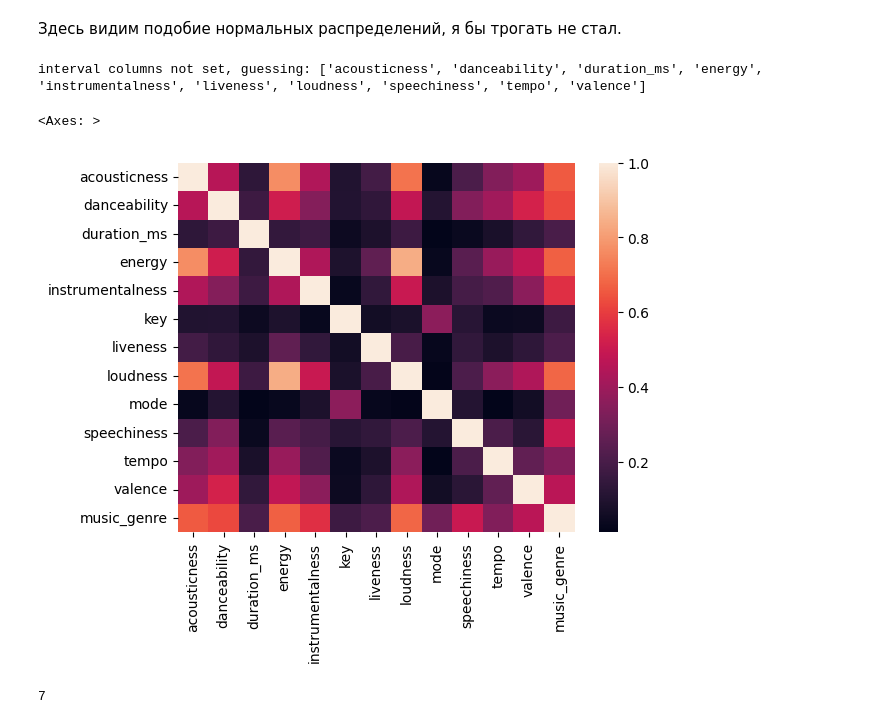
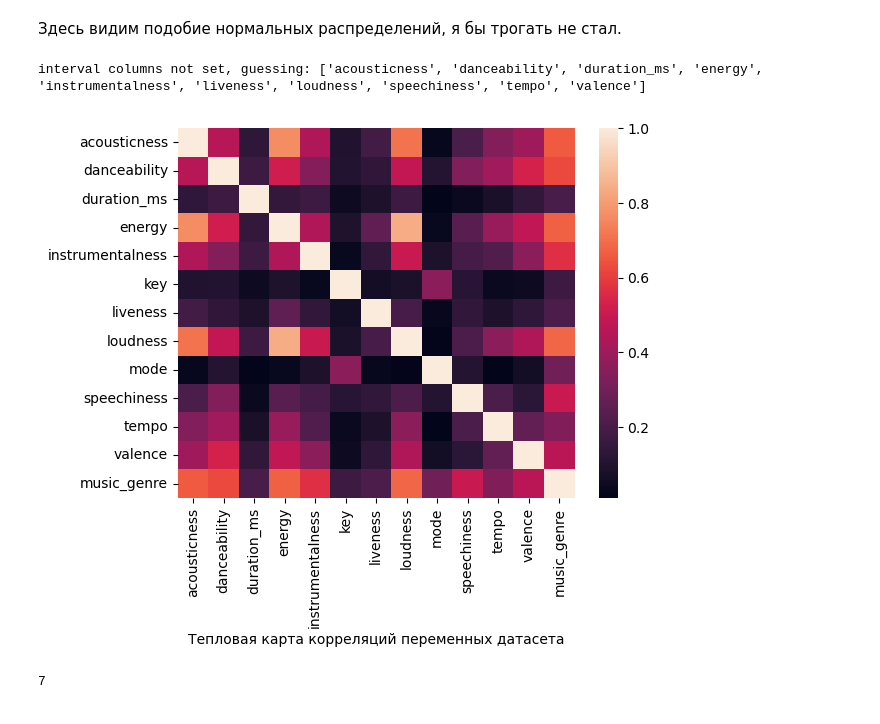
Before and after one commit to Parkhomenko-Vladimir/Music-classification, a Jupyter notebook: main.ipynb, the cells around one changed output. Drawn from its saved outputs; the diff is of its cells as text; code cells hidden in the pictures.

```diff
--- a/main.ipynb
+++ b/main.ipynb
@@ -243,10 +242,12 @@ df_train['tempo'].hist()
 Здесь видим подобие нормальных распределений, я бы трогать не стал.
 # %%
 sb.heatmap(df_train.phik_matrix())
+plt.xlabel('Тепловая карта корреляций переменных датасета')
+# plt.ylabel('ylabel')
+plt.savefig('Тепловая карта корреляций переменных датасета.png')
 # %% [output]
 interval columns not set, guessing: ['acousticness', 'danceability', 'duration_ms', 'energy', 'instrumentalness', 'liveness', 'loudness', 'speechiness', 'tempo', 'valence']
-<Axes: >
-[figure, old version]
+[figure, new version]
 # %%
 # sb.pairplot(df_train)
 # %%
```
Also changed, not shown: parts of 19 cells of this notebook.
